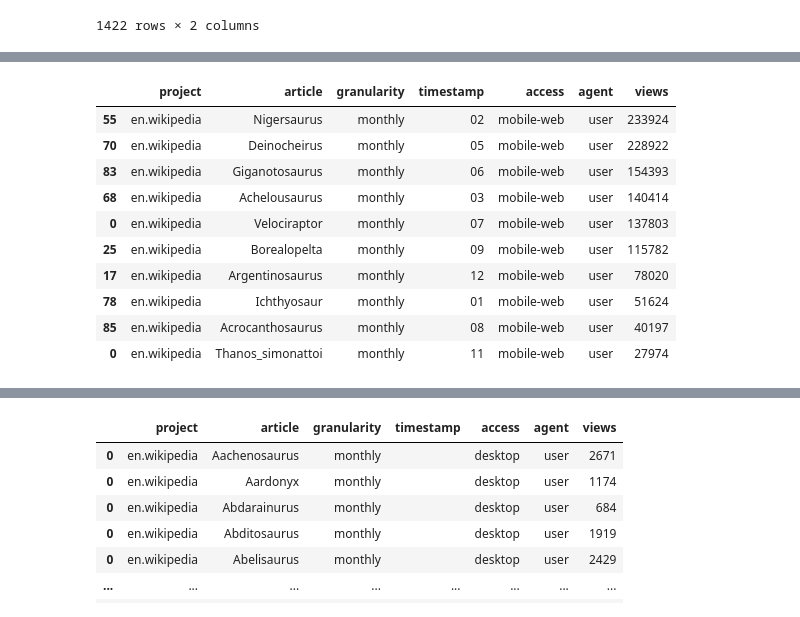
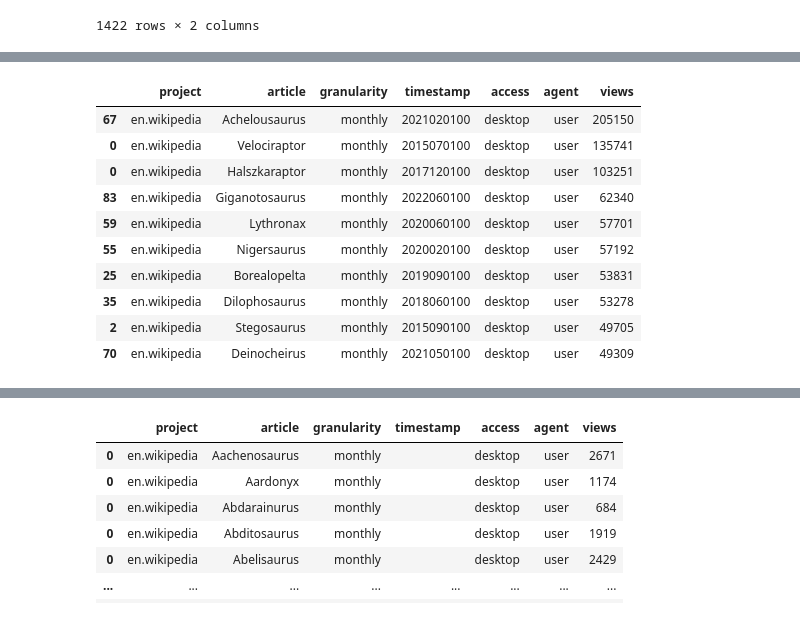
Before and after one commit to 98yangjames/DATA-512, a Jupyter notebook: Homework1_Data512.ipynb, the cells around one changed output, grey strips where cells are left out. Saved outputs shown, nothing was run; the diff lists cells and outputs as text; code cells hidden in the pictures.

```diff
--- a/Homework1_Data512.ipynb
+++ b/Homework1_Data512.ipynb
@@ -337,22 +342,23 @@ max_min_average(df_mobile, df_desk)
 # %%
-df_mobile = pd.concat([df_web, df_app])
+
 #Top 10 Peak Page Views
 def top_10_peak_page_views(df):
-    df['timestamp'] = df['timestamp'].str.slice(4,6)
+#     df['timestamp'] = df['timestamp'].str.slice(4,6)
     df = df.sort_values('views', ascending=False)
     df = df.drop_duplicates('article')
     df = df.drop_duplicates('timestamp')
     return df.head(10)
-top_10_peak_page_views(df_mobile)
+#Get list of the top 10 monthly desktop dinosaurs
+top_10_peak_page_views(df_desk)
 # %% [output]
 |  | project | article | granularity | timestamp | access | agent | views |
-| 55 | en.wikipedia | Nigersaurus | monthly | 02 | mobile-web | user | 233924 |
-| 70 | en.wikipedia | Deinocheirus | monthly | 05 | mobile-web | user | 228922 |
-| 83 | en.wikipedia | Giganotosaurus | monthly | 06 | mobile-web | user | 154393 |
-| 68 | en.wikipedia | Achelousaurus | monthly | 03 | mobile-web | user | 140414 |
-| 0 | en.wikipedia | Velociraptor | monthly | 07 | mobile-web | user | 137803 |
-| 25 | en.wikipedia | Borealopelta | monthly | 09 | mobile-web | user | 115782 |
-| 17 | en.wikipedia | Argentinosaurus | monthly | 12 | mobile-web | user | 78020 |
-| 78 | en.wikipedia | Ichthyosaur | monthly | 01 | mobile-web | user | 51624 |
-| 85 | en.wikipedia | Acrocanthosaurus | monthly | 08 | mobile-web | user | 40197 |
-| 0 | en.wikipedia | Thanos_simonattoi | monthly | 11 | mobile-web | user | 27974 |
+| 67 | en.wikipedia | Achelousaurus | monthly | 2021020100 | desktop | user | 205150 |
+| 0 | en.wikipedia | Velociraptor | monthly | 2015070100 | desktop | user | 135741 |
+| 0 | en.wikipedia | Halszkaraptor | monthly | 2017120100 | desktop | user | 103251 |
+| 83 | en.wikipedia | Giganotosaurus | monthly | 2022060100 | desktop | user | 62340 |
+| 59 | en.wikipedia | Lythronax | monthly | 2020060100 | desktop | user | 57701 |
+| 55 | en.wikipedia | Nigersaurus | monthly | 2020020100 | desktop | user | 57192 |
+| 25 | en.wikipedia | Borealopelta | monthly | 2019090100 | desktop | user | 53831 |
+| 35 | en.wikipedia | Dilophosaurus | monthly | 2018060100 | desktop | user | 53278 |
+| 2 | en.wikipedia | Stegosaurus | monthly | 2015090100 | desktop | user | 49705 |
+| 70 | en.wikipedia | Deinocheirus | monthly | 2021050100 | desktop | user | 49309 |
```
Also changed, not shown: parts of 7 cells of this notebook, 1 other file.
